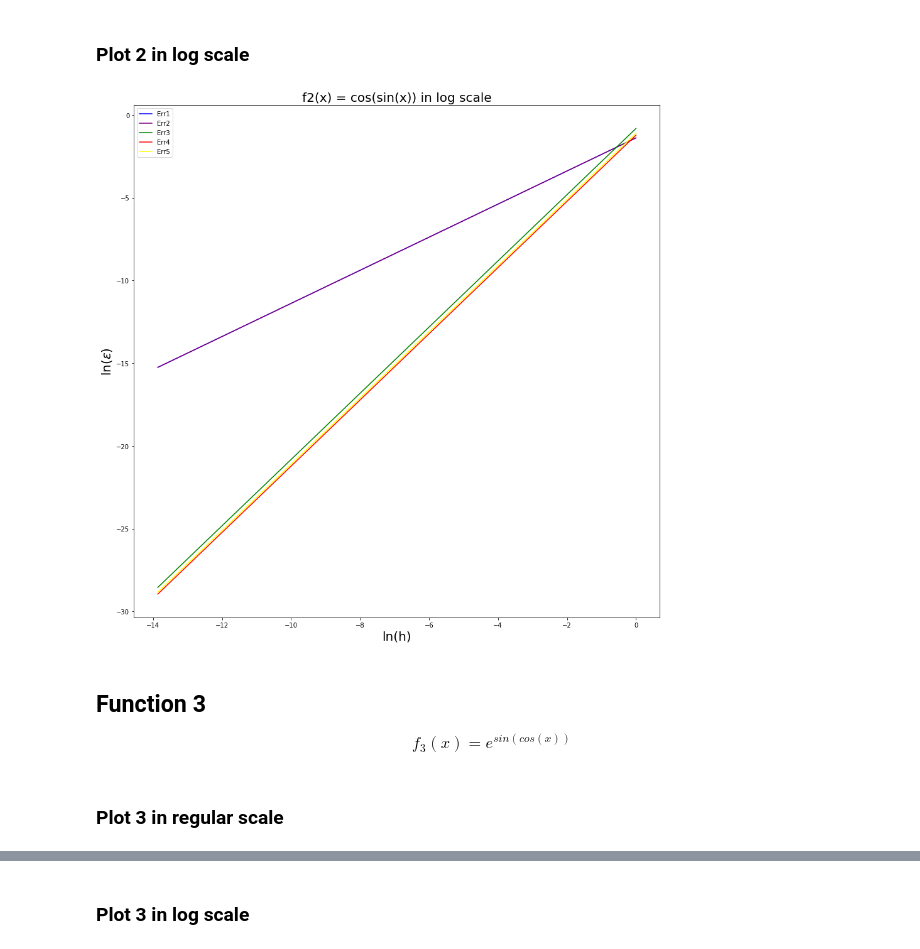
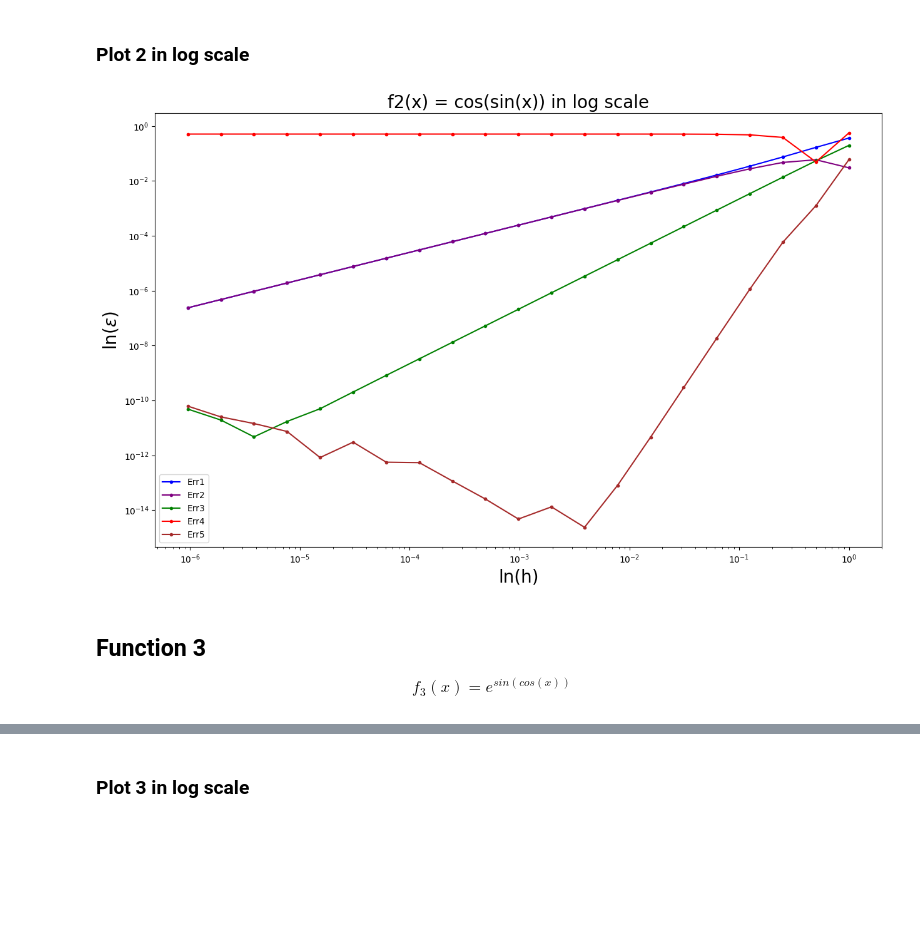
Before and after one commit to Mikholen/computational_math, a Jupyter notebook: task1.ipynb, the cells around one changed output, grey strips where cells are left out. Saved outputs shown, nothing was run; the diff lists cells and outputs as text; code cells hidden in the pictures; blank space fills up the shorter version.

```diff
--- a/task1.ipynb
+++ b/task1.ipynb
@@ -7,7 +7,7 @@ import numpy  as np
 $$h_n = \frac{2}{2^{n}},\ \  n=[1, 21]$$
 # %%
 #prepare h = 2/2^n  n = [1,21]
-x_data = np.array([2/2**i for i in range(1,22)])
+h_data = np.array([2/2**i for i in range(1,22)])
 # %% [markdown]
 ## List of formulas
 
@@ -139,17 +80,18 @@ for i in range (0, len(y_data1)):
 ## Function 2
  $$f_2(x) = cos(sin(x))$$
 # %%
-#second function is f2(x) = cos(sin(x))
+#second function is f2(x) = cos(sin(x)) in log scale
 
 x0 = math.pi/3
 
-f2 = math.cos(math.sin(x0))
-f2_second_derivative = 0.497738659279754
-f2_third_derivative  = 1.3176939644672374
+def func2(x):
+    return math.cos(math.sin(x))
+
+func2_first_derivative = -0.38087999070814461521
 
 y_data2 = [[],[],[],[],[]]
-y_data2[0] = method_err1(f2_second_derivative)
-y_data2[1] = method_err2(f2_second_derivative)
-y_data2[2] = method_err3(f2_third_derivative)
-y_data2[3] = method_err4(f2_third_derivative)
-y_data2[4] = method_err5(f2_third_derivative)
+y_data2[0] = method_err1(func2, func2_first_derivative, x0)
+y_data2[1] = method_err2(func2, func2_first_derivative, x0)
+y_data2[2] = method_err3(func2, func2_first_derivative, x0)
+y_data2[3] = method_err4(func2, func2_first_derivative, x0)
+y_data2[4] = method_err5(func2, func2_first_derivative, x0)
@@ -158,16 +97,0 @@ y_data2[4] = method_err5(f2_third_derivative)
-# %%
-size = 15
-plt.figure (figsize=(size, size))
-
-ax = plt.gca ()
-ax.set_title('f2(x) = cos(sin(x)) in regular scale', size=20)
-ax.set_xlabel (r"h", fontsize = 20)
-ax.set_ylabel (r"$\epsilon$", fontsize = 20)
-
-for i in range (0, len(y_data2)):
-
-    plt.plot(x_data, y_data2[i], color = cols[i], label = 'Err' + str(i+1))
-    plt.legend(loc='best')
-
-
-    plt.show
@@ -191,22 +98,23 @@ y_data2_log[4] = method_err5_log(f2_third_derivative)
 # %% [markdown]
 ### Plot 2 in log scale
 # %%
-size = 15
-plt.figure (figsize=(size, size))
+size_x = 15
+size_y = 9
+plt.figure (figsize=(size_x, size_y))
 
 ax = plt.gca ()
 ax.set_title('f2(x) = cos(sin(x)) in log scale', size=20)
 ax.set_xlabel (r"ln(h)", fontsize = 20)
 ax.set_ylabel (r"ln($\epsilon$)", fontsize = 20)
 
 for i in range (0, len(y_data2)):
 
-    plt.plot(np.log(x_data), y_data2_log[i], color = cols[i], label = 'Err' + str(i+1))
+    plt.loglog(h_data, y_data2[i], marker = ".", color = cols[i], label = 'Err' + str(i+1))
     plt.legend(loc='best')
 
     plt.show
 # %% [output]
-[figure, old version]
+[figure, new version]
 # %% [markdown]
 ## Function 3
 $$f_3(x) = e^{sin(cos(x))}$$
@@ -228,2 +136,0 @@ y_data3[4] = method_err5(f3_third_derivative)
-# %% [markdown]
-### Plot 3 in regular scale
```
Also changed, not shown: parts of 25 cells of this notebook.
